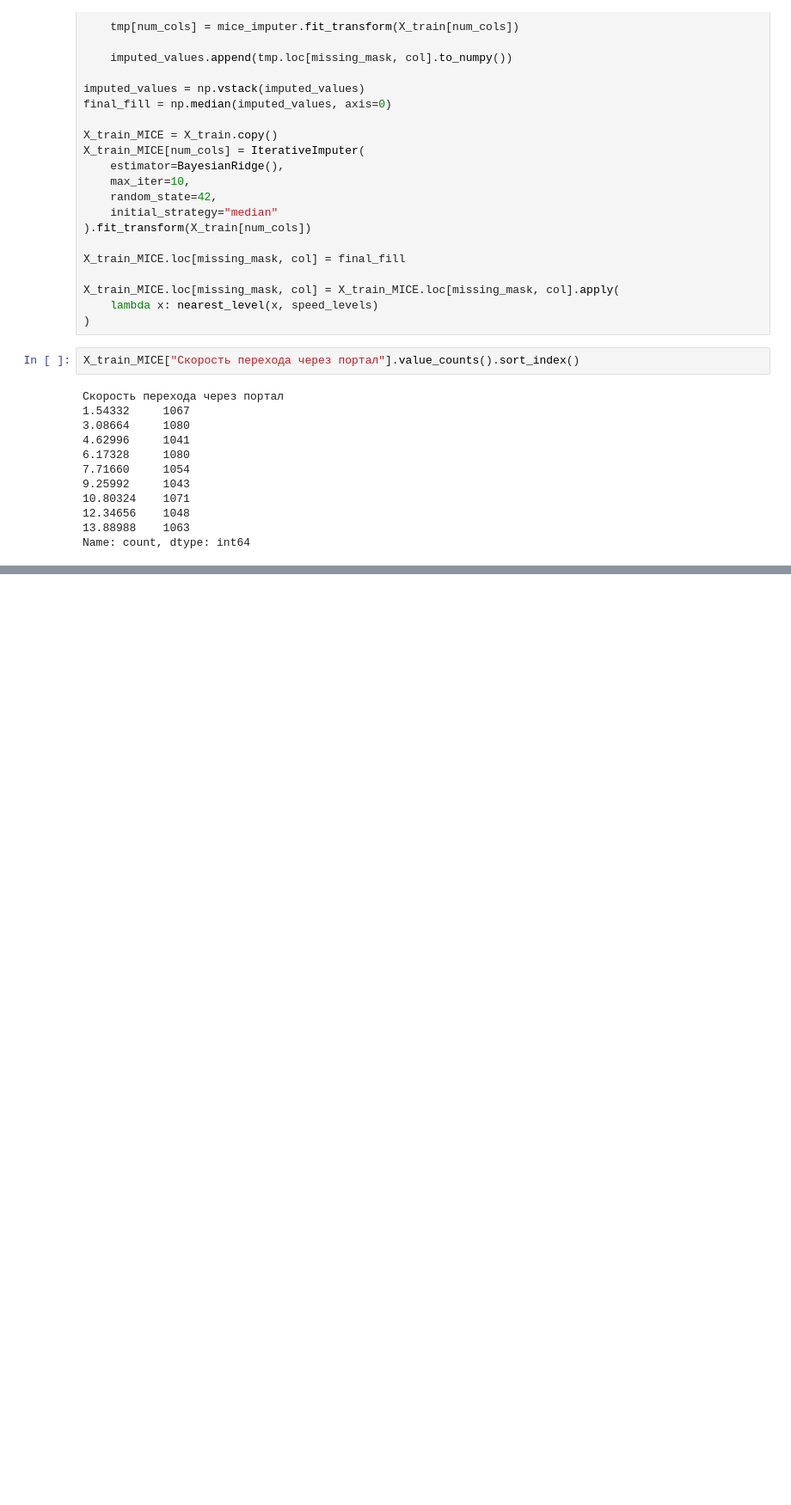
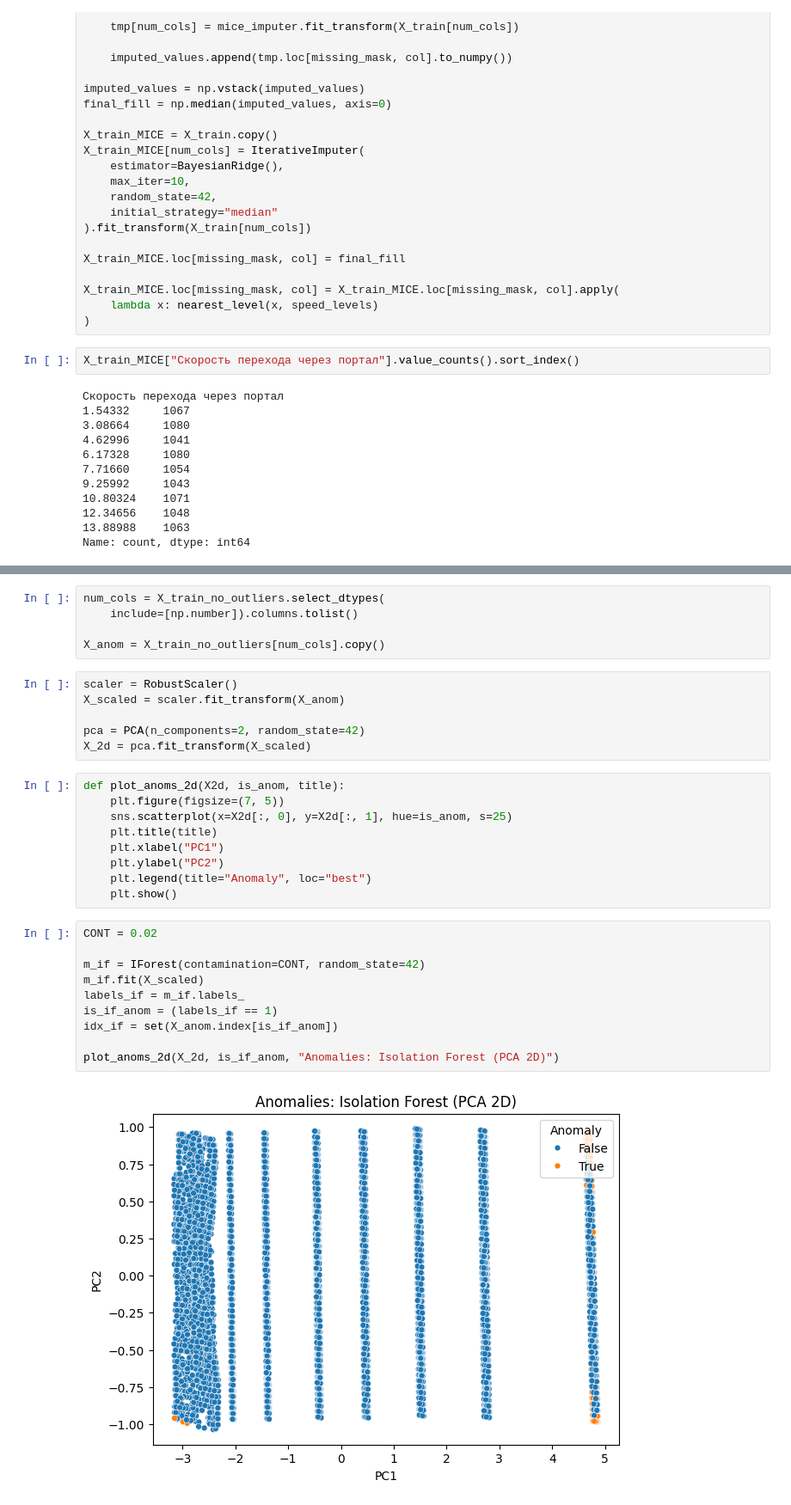
Before and after one commit to Vaiforo/practi5, a Jupyter notebook: labworks.ipynb, the cells around one changed output, grey strips where cells are left out. Shown at 86% size. Drawn from its saved outputs; the diff is of its cells as text; blank space fills up the shorter version.

```diff
--- a/labworks.ipynb
+++ b/labworks.ipynb
@@ -1050,0 +1156,32 @@ Name: count, dtype: int64
+# %%
+num_cols = X_train_no_outliers.select_dtypes(
+    include=[np.number]).columns.tolist()
+
+X_anom = X_train_no_outliers[num_cols].copy()
+# %%
+scaler = RobustScaler()
+X_scaled = scaler.fit_transform(X_anom)
+
+pca = PCA(n_components=2, random_state=42)
+X_2d = pca.fit_transform(X_scaled)
+# %%
+def plot_anoms_2d(X2d, is_anom, title):
+    plt.figure(figsize=(7, 5))
+    sns.scatterplot(x=X2d[:, 0], y=X2d[:, 1], hue=is_anom, s=25)
+    plt.title(title)
+    plt.xlabel("PC1")
+    plt.ylabel("PC2")
+    plt.legend(title="Anomaly", loc="best")
+    plt.show()
+# %%
+CONT = 0.02
+
+m_if = IForest(contamination=CONT, random_state=42)
+m_if.fit(X_scaled)
+labels_if = m_if.labels_
+is_if_anom = (labels_if == 1)
+idx_if = set(X_anom.index[is_if_anom])
+
+plot_anoms_2d(X_2d, is_if_anom, "Anomalies: Isolation Forest (PCA 2D)")
+# %% [output]
+[figure, added]
```
Also changed, not shown: parts of 42 cells of this notebook, 1 other file.
